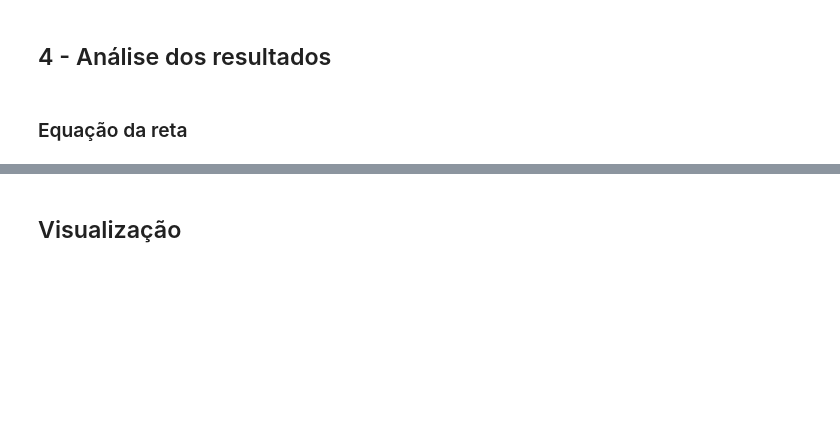
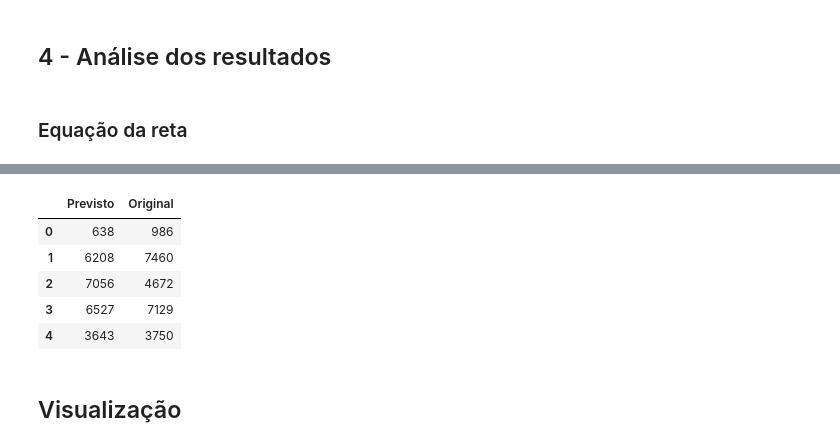
Before and after one commit to FabricioVenturim/linear_regression, a Jupyter notebook: trabalho.ipynb, the cells around one changed output, grey strips where cells are left out. Cells and saved outputs as stored; diff of their text form; code cells hidden in the pictures; blank space fills up the shorter version.

```diff
--- a/trabalho.ipynb
+++ b/trabalho.ipynb
@@ -625,7 +670,14 @@ def cnt(parametros, df_dados):
     return df_cnt
 df = cnt(parametros, df_test)
 # %%
-df
+df.head()
+# %% [output]
+|  | Previsto | Original |
+| 0 | 638 | 986 |
+| 1 | 6208 | 7460 |
+| 2 | 7056 | 4672 |
+| 3 | 6527 | 7129 |
+| 4 | 3643 | 3750 |
 # %% [markdown]
 ## Visualização
 # %% [markdown]
```
Also changed, not shown: parts of 13 cells of this notebook, 5 other files.
